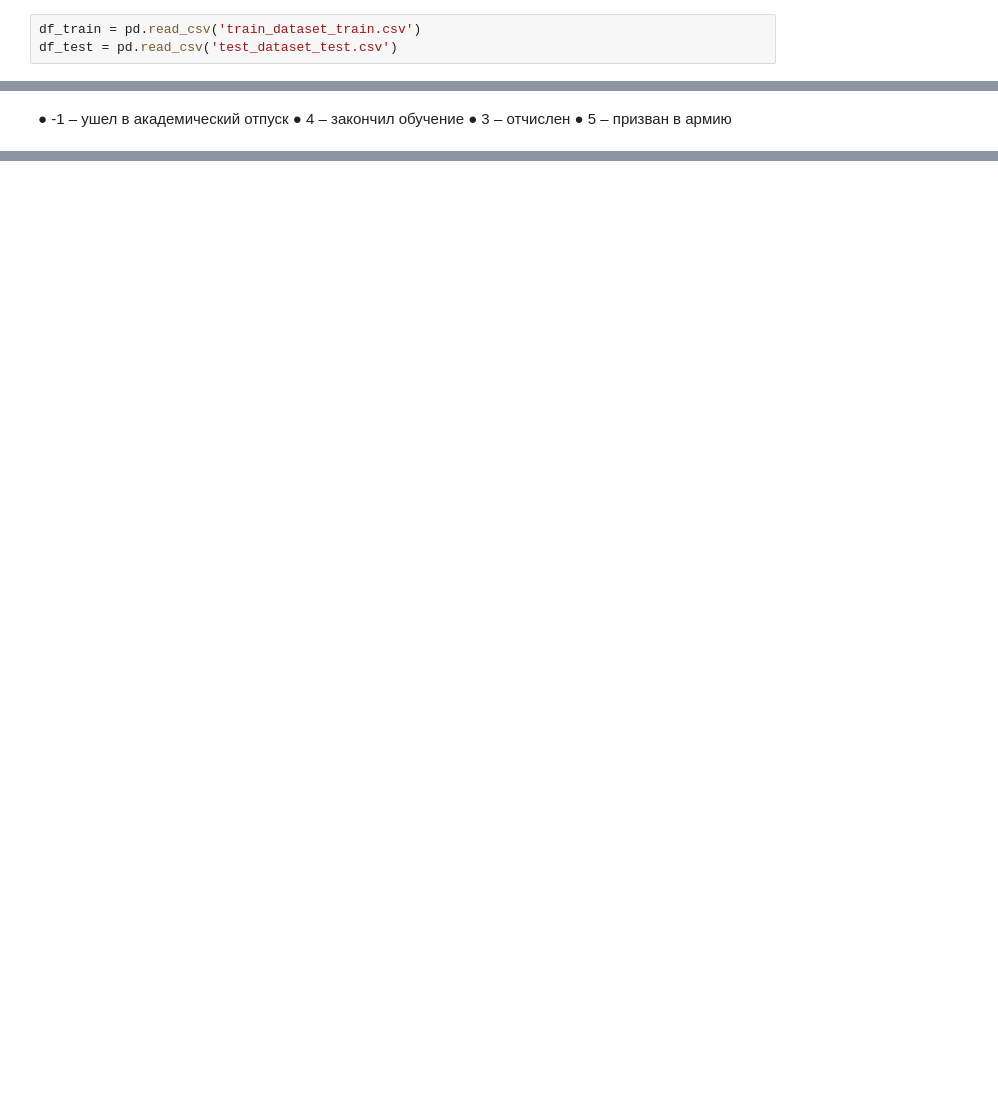
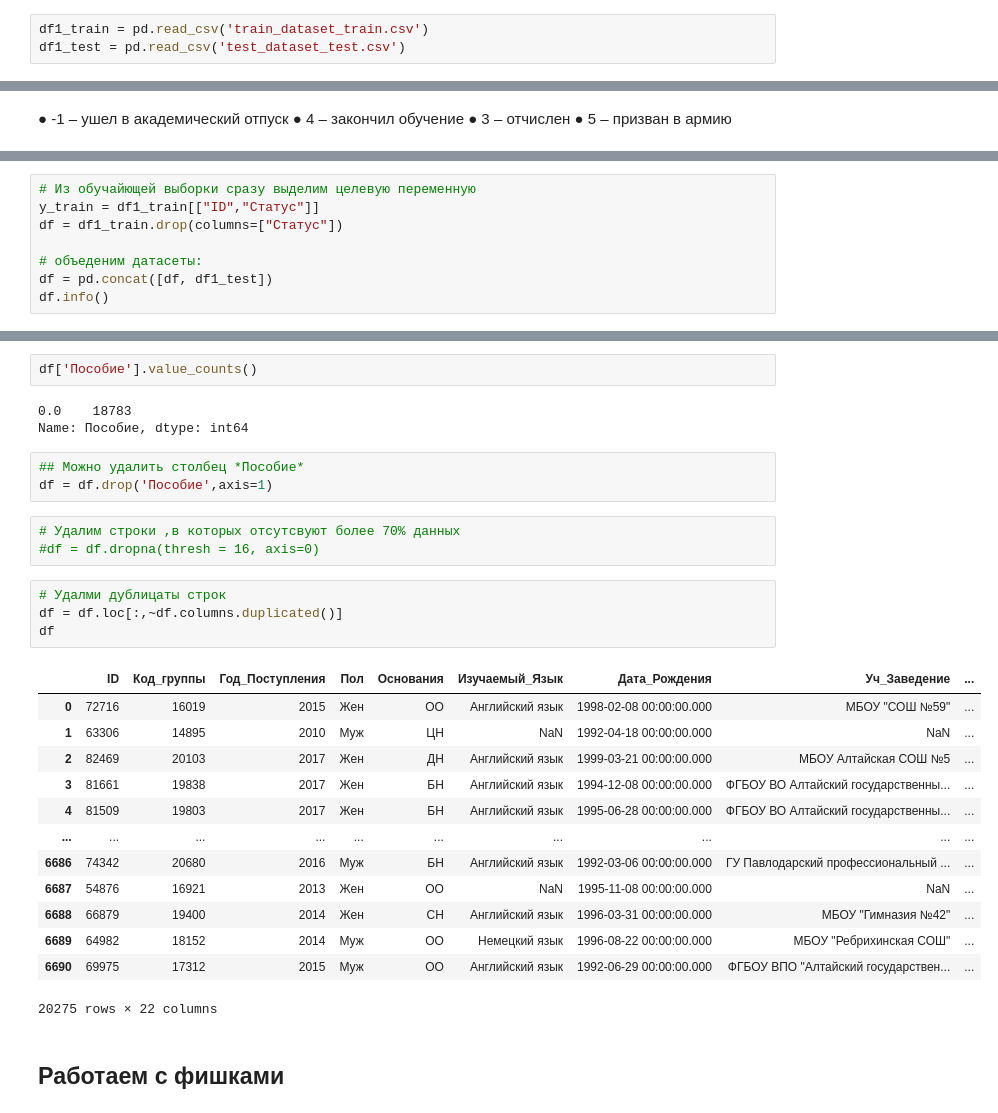
Before and after one commit to tlutfullin/Hakaton, a Jupyter notebook: Хакатон_прогнозирование_статуса_студента.ipynb, the cells around one changed output, grey strips where cells are left out. Saved outputs shown, nothing was run; the diff lists cells and outputs as text; blank space fills up the shorter version.

```diff
--- a/Хакатон_прогнозирование_статуса_студента.ipynb
+++ b/Хакатон_прогнозирование_статуса_студента.ipynb
@@ -4,3 +5,3 @@ import numpy as np
 # %%
-df_train = pd.read_csv('train_dataset_train.csv')
-df_test = pd.read_csv('test_dataset_test.csv')
+df1_train = pd.read_csv('train_dataset_train.csv')
+df1_test = pd.read_csv('test_dataset_test.csv')
@@ -416,0 +67,8 @@ array(['Россия', nan, 'Казахстан', 'Кыргызстан', 'Ки
+# %%
+# Из обучайющей выборки сразу выделим целевую переменную
+y_train = df1_train[["ID","Статус"]]
+df = df1_train.drop(columns=["Статус"])
+
+# объеденим датасеты:
+df = pd.concat([df, df1_test])
+df.info()
@@ -416,0 +114,31 @@ array(['Россия', nan, 'Казахстан', 'Кыргызстан', 'Ки
+# %%
+df['Пособие'].value_counts()
+# %% [output]
+0.0    18783
+Name: Пособие, dtype: int64
+# %%
+## Можно удалить столбец *Пособие*
+df = df.drop('Пособие',axis=1)
+# %%
+# Удалим строки ,в которых отсутсвуют более 70% данных
+#df = df.dropna(thresh = 16, axis=0)
+# %%
+# Удалми дублицаты строк
+df = df.loc[:,~df.columns.duplicated()]
+df
+# %% [output]
+|  | ID | Код_группы | Год_Поступления | Пол | Основания | Изучаемый_Язык | Дата_Рождения | Уч_Заведение | ... |
+| 0 | 72716 | 16019 | 2015 | Жен | ОО | Английский язык | 1998-02-08 00:00:00.000 | МБОУ "СОШ №59" | ... |
+| 1 | 63306 | 14895 | 2010 | Муж | ЦН | NaN | 1992-04-18 00:00:00.000 | NaN | ... |
+| 2 | 82469 | 20103 | 2017 | Жен | ДН | Английский язык | 1999-03-21 00:00:00.000 | МБОУ Алтайская СОШ №5 | ... |
+| 3 | 81661 | 19838 | 2017 | Жен | БН | Английский язык | 1994-12-08 00:00:00.000 | ФГБОУ ВО Алтайский государственны... | ... |
+| 4 | 81509 | 19803 | 2017 | Жен | БН | Английский язык | 1995-06-28 00:00:00.000 | ФГБОУ ВО Алтайский государственны... | ... |
+| ... | ... | ... | ... | ... | ... | ... | ... | ... | ... |
+| 6686 | 74342 | 20680 | 2016 | Муж | БН | Английский язык | 1992-03-06 00:00:00.000 | ГУ Павлодарский профессиональный ... | ... |
+| 6687 | 54876 | 16921 | 2013 | Жен | ОО | NaN | 1995-11-08 00:00:00.000 | NaN | ... |
+| 6688 | 66879 | 19400 | 2014 | Жен | СН | Английский язык | 1996-03-31 00:00:00.000 | МБОУ "Гимназия №42" | ... |
+| 6689 | 64982 | 18152 | 2014 | Муж | ОО | Немецкий язык | 1996-08-22 00:00:00.000 | МБОУ "Ребрихинская СОШ" | ... |
+| 6690 | 69975 | 17312 | 2015 | Муж | ОО | Английский язык | 1992-06-29 00:00:00.000 | ФГБОУ ВПО "Алтайский государствен... | ... |
+20275 rows × 22 columns
+# %% [markdown]
+## Работаем с фишками
```
Also changed, not shown: parts of 136 cells of this notebook.
